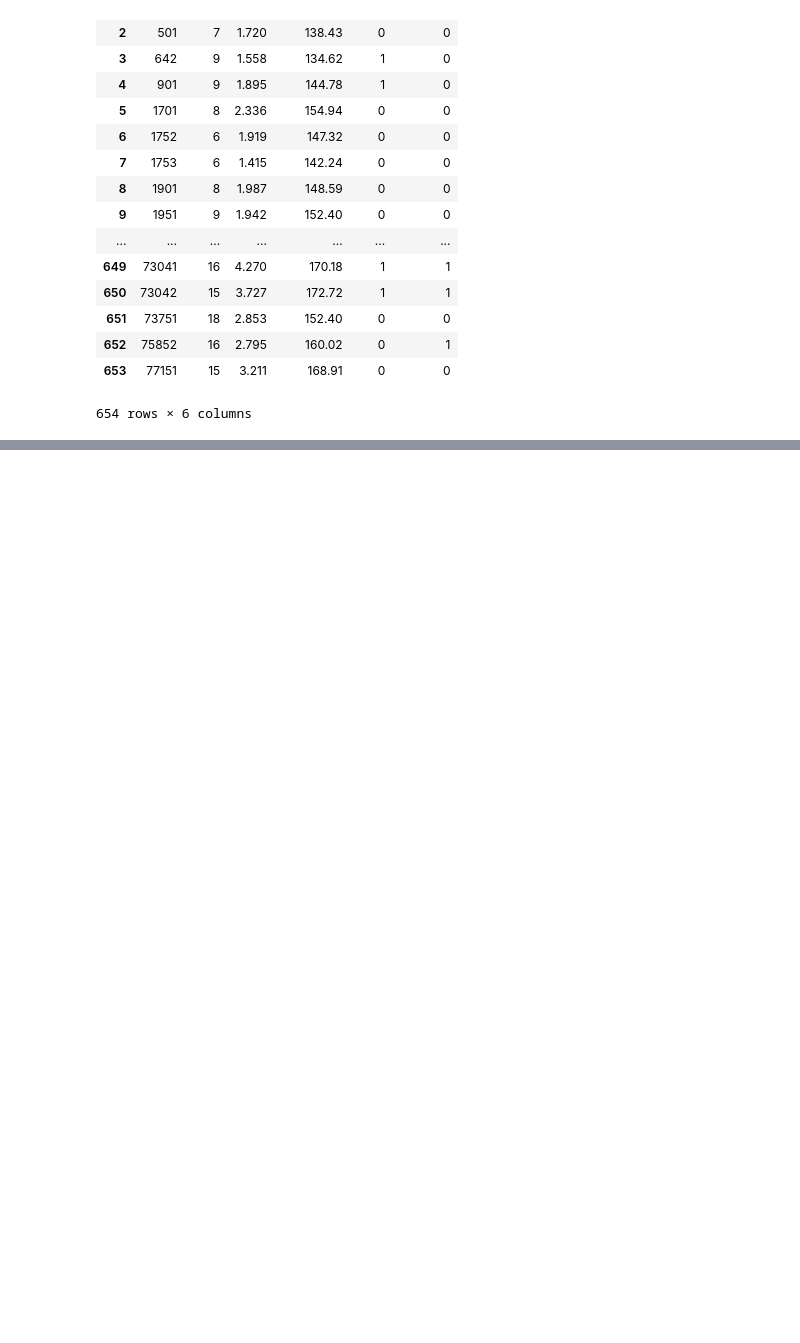
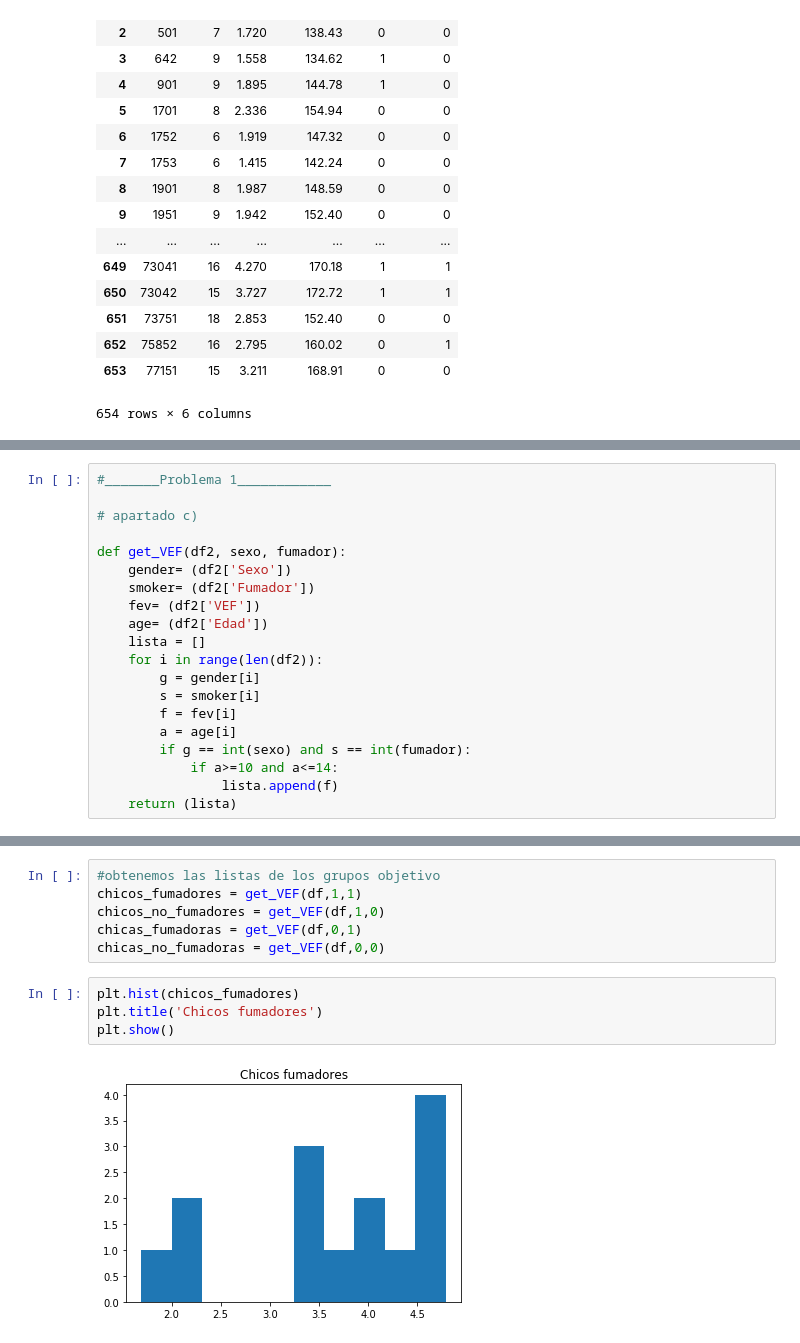
Before and after one commit to gperezor/Problemas_Inferencia, a Jupyter notebook: Cuaderno_Problemas_Finales.ipynb, the cells around one changed output, grey strips where cells are left out. Cells and saved outputs as stored; diff of their text form; blank space fills up the shorter version.

```diff
--- a/Cuaderno_Problemas_Finales.ipynb
+++ b/Cuaderno_Problemas_Finales.ipynb
@@ -49,3 +46,23 @@ df2.describe()
 | 50% | 10.000000 | 2.547500 | 156.210000 |
 | 75% | 12.000000 | 3.118500 | 166.370000 |
 | max | 19.000000 | 5.793000 | 187.960000 |
+# %%
+#_______Problema 1____________
+
+# apartado c)
+
+def get_VEF(df2, sexo, fumador):
+    gender= (df2['Sexo'])
+    smoker= (df2['Fumador'])
+    fev= (df2['VEF'])
+    age= (df2['Edad'])
+    lista = []
+    for i in range(len(df2)):
+        g = gender[i]
+        s = smoker[i]
+        f = fev[i]
+        a = age[i]
+        if g == int(sexo) and s == int(fumador):
+            if a>=10 and a<=14:
+                lista.append(f)
+    return (lista)
@@ -51,0 +89,12 @@ df2.describe()
+# %%
+#obtenemos las listas de los grupos objetivo
+chicos_fumadores = get_VEF(df,1,1)
+chicos_no_fumadores = get_VEF(df,1,0)
+chicas_fumadoras = get_VEF(df,0,1)
+chicas_no_fumadoras = get_VEF(df,0,0)
+# %%
+plt.hist(chicos_fumadores)
+plt.title('Chicos fumadores')
+plt.show()
+# %% [output]
+[figure, added]
```
Also changed, not shown: parts of 5 cells of this notebook.
